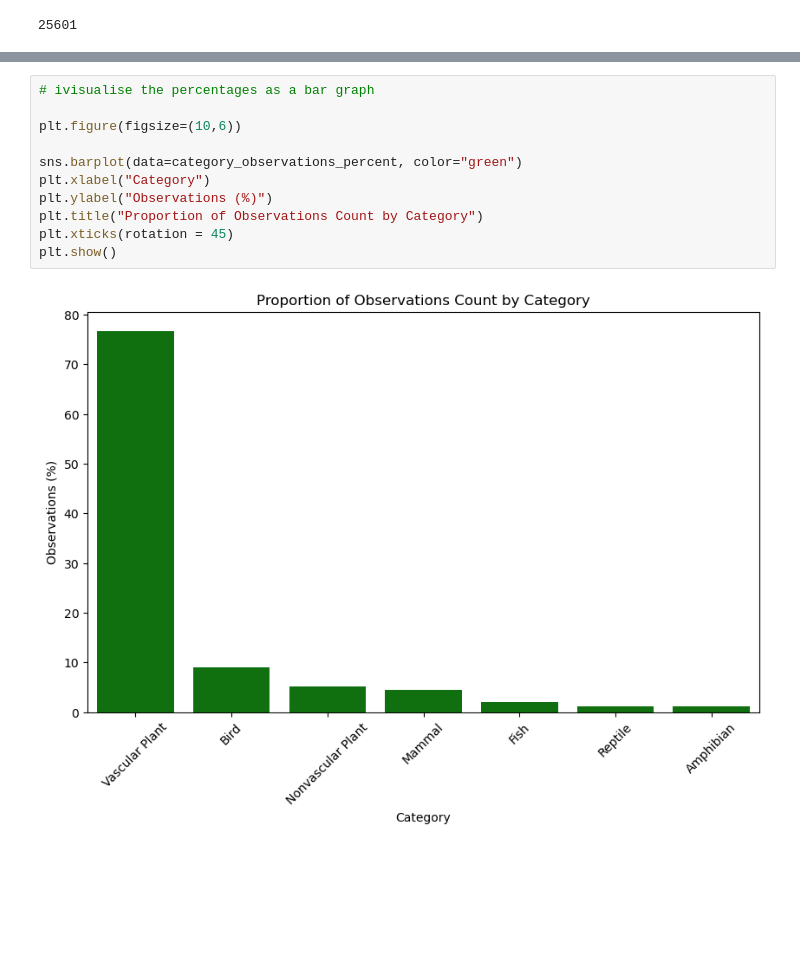
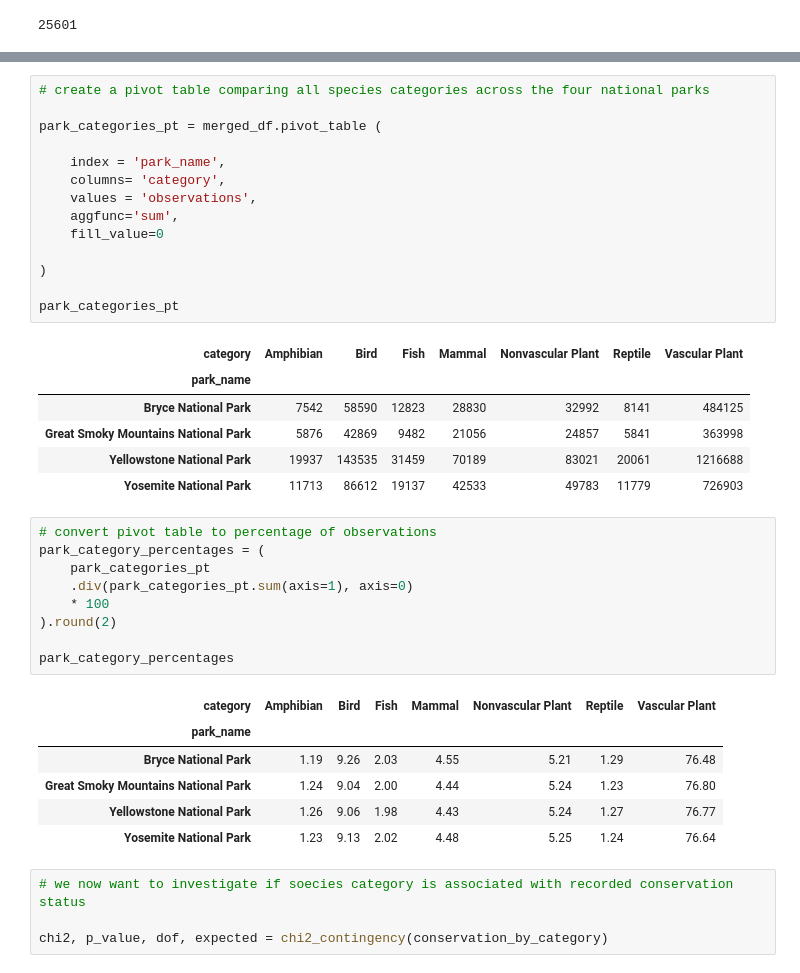
Before and after one commit to AJD1888/biodiversity-in-national-parks, a Jupyter notebook: new_biodiversity.ipynb, the cells around one changed output, grey strips where cells are left out. Saved outputs shown, nothing was run; the diff lists cells and outputs as text; blank space fills up the shorter version.

```diff
--- a/new_biodiversity.ipynb
+++ b/new_biodiversity.ipynb
@@ -409,13 +376,41 @@ Name: observations, dtype: float64
-# %%
-# ivisualise the percentages as a bar graph
-
-plt.figure(figsize=(10,6))
-
-sns.barplot(data=category_observations_percent, color="green")
-plt.xlabel("Category")
-plt.ylabel("Observations (%)")
-plt.title("Proportion of Observations Count by Category")
-plt.xticks(rotation = 45)
-plt.show()
-# %% [output]
-[figure, removed]
+# %%
+# create a pivot table comparing all species categories across the four national parks
+
+park_categories_pt = merged_df.pivot_table (
+
+    index = 'park_name',
+    columns= 'category',
+    values = 'observations',
+    aggfunc='sum',
+    fill_value=0
+
+)
+
+park_categories_pt
+# %% [output]
+| category | Amphibian | Bird | Fish | Mammal | Nonvascular Plant | Reptile | Vascular Plant |
+| park_name |  |  |  |  |  |  |  |
+| Bryce National Park | 7542 | 58590 | 12823 | 28830 | 32992 | 8141 | 484125 |
+| Great Smoky Mountains National Park | 5876 | 42869 | 9482 | 21056 | 24857 | 5841 | 363998 |
+| Yellowstone National Park | 19937 | 143535 | 31459 | 70189 | 83021 | 20061 | 1216688 |
+| Yosemite National Park | 11713 | 86612 | 19137 | 42533 | 49783 | 11779 | 726903 |
+# %%
+# convert pivot table to percentage of observations
+park_category_percentages = (
+    park_categories_pt
+    .div(park_categories_pt.sum(axis=1), axis=0)
+    * 100
+).round(2)
+
+park_category_percentages
+# %% [output]
+| category | Amphibian | Bird | Fish | Mammal | Nonvascular Plant | Reptile | Vascular Plant |
+| park_name |  |  |  |  |  |  |  |
+| Bryce National Park | 1.19 | 9.26 | 2.03 | 4.55 | 5.21 | 1.29 | 76.48 |
+| Great Smoky Mountains National Park | 1.24 | 9.04 | 2.00 | 4.44 | 5.24 | 1.23 | 76.80 |
+| Yellowstone National Park | 1.26 | 9.06 | 1.98 | 4.43 | 5.24 | 1.27 | 76.77 |
+| Yosemite National Park | 1.23 | 9.13 | 2.02 | 4.48 | 5.25 | 1.24 | 76.64 |
+# %%
+# we now want to investigate if soecies category is associated with recorded conservation status
+
+chi2, p_value, dof, expected = chi2_contingency(conservation_by_category)
```
Also changed, not shown: parts of 4 cells of this notebook, 1 other file.
